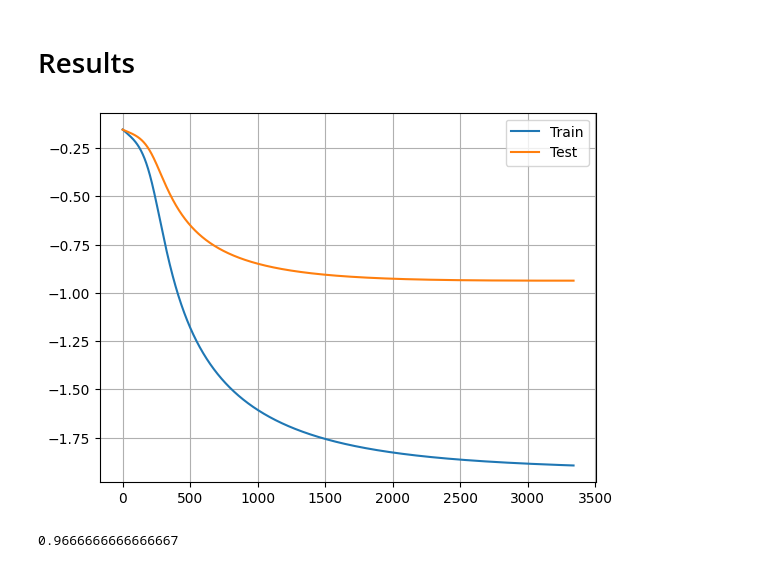
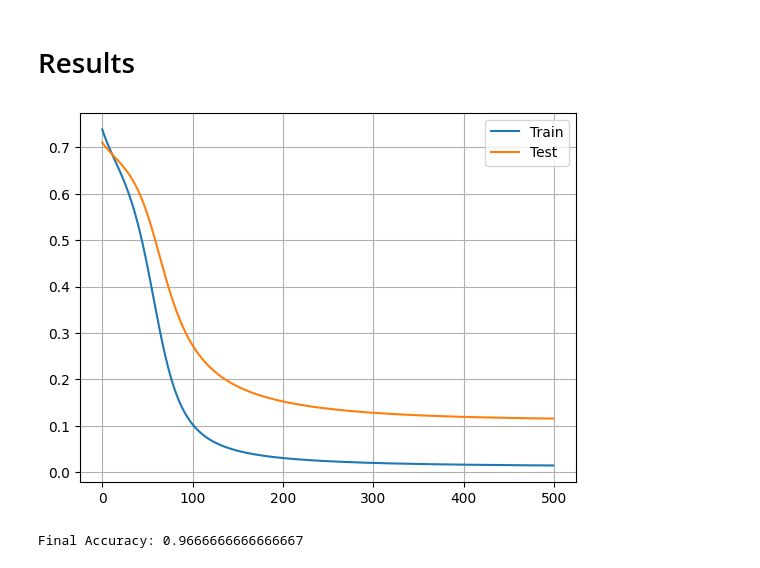
Before and after one commit to Nate-81/GCN_from_scratch, a Jupyter notebook: GNN_from_scratch.ipynb, the cells around one changed output. Saved outputs shown, nothing was run; the diff lists cells and outputs as text; code cells hidden in the pictures.

```diff
--- a/GNN_from_scratch.ipynb
+++ b/GNN_from_scratch.ipynb
@@ -86,20 +90,12 @@ X = np.eye(n_nodes)
 # %%
 class Optimiser:
-    def __init__(self, learning_rate, weight_decay):
+    def __init__(self, learning_rate, weight_decay, train_nodes):
         self.lr = learning_rate
         self.wd = weight_decay
         self.out = None
         self.y_pred = None
         self.y_true = None
         self.out = None
-        self.train_nodes = None
-        self.n_inputs = None
-
-    def update(self, train_nodes=None):
-        if train_nodes is None:
-            self.train_nodes = np.arange(y_pred.shape[0])
-        else:
-            self.train_nodes = train_nodes
-        self.n_inputs = self.train_nodes.shape[0]
+        self.train_nodes = train_nodes
 # %% [markdown]
 # Graph Convolution Network Layer
@@ -237,19 +253,19 @@ class GCNNetwork:
         sm_out = SoftmaxLayer(hidden_sizes[-1], n_outputs, name='sm')
         self.output_layer = sm_out
 
-    def embedding(self, A, X):
+    def embedding(self, A, H):
         # Loop through all GCN layers
-        H = X
+        layer_output = H
         for layer in self.layers:
-            H = layer.forward(A, H)
-        return np.asarray(H)
+            layer_output = layer.forward(A, layer_output)
+        return np.asarray(layer_output)
 
-    def forward(self, A, X):
+    def forward(self, A, H):
         # GCN layers
-        H = self.embedding(A, X)
+        embedding = self.embedding(A, H)
         # Softmax
-        p = self.output_layer.forward(H)
-        return H, np.asarray(p)
+        final_output = self.output_layer.forward(embedding)
+        return embedding, np.asarray(final_output)
 # %% [markdown]
 # Training
 # %%
@@ -265,14 +281,14 @@ np.random.seed(100)
 train_nodes = np.array([0, 1, 32, 33])
 test_nodes = np.array([i for i in range(labels.shape[0]) if i not in train_nodes])
 #Optimiser(learning_rate, weight_decay)
-opt = Optimiser(2e-2, 2.5e-2)
+opt = Optimiser(2e-2, 2.5e-2, train_nodes)
 # %%
 embeddings = []
 accuracy = []
 train_losses = []
 test_losses = []
 
-n_iters = 20000
+n_iters = 500
 loss_min = 1e6
 es_iters = 0
 es_steps = 50
@@ -280,12 +296,11 @@ es_steps = 50
 for iter in range(n_iters):
 
     #Forward Propagation
-    embedding, y_pred = gcn_model.forward(A_hat, X)
+    embedding, y_pred = gcn_model.forward(A_hat, H)
     embeddings.append(embedding)
 
     opt.y_pred = y_pred
     opt.y_true = labels
-    opt.update(train_nodes)
 
     #Back Propagation
     gcn_model.output_layer.backward(opt)
@@ -306,8 +321,7 @@ for iter in range(n_iters):
     train_losses.append(loss_train)
     test_losses.append(loss_test)
 
-    #Checking to see if the model has gone a significant
-    #number of iterations without improving
+    #Checking to see if the model has gone a significant number of iterations without improving
     if loss_test < loss_min:
         loss_min = loss_test
         es_iters = 0
@@ -345,16 +347,16 @@ Early stopping!
 # Results
 # %%
 fig, ax = plt.subplots()
-ax.plot(np.log10(train_losses), label='Train')
-ax.plot(np.log10(test_losses), label='Test')
+ax.plot(train_losses, label='Train')
+ax.plot(test_losses, label='Test')
 ax.legend()
 ax.grid()
 # %% [output]
-[figure, old version]
+[figure, new version]
 # %%
-accuracy[-1]
+print("Final Accuracy:", accuracy[-1])
 # %% [output]
-0.9666666666666667
+Final Accuracy: 0.9666666666666667
 # %%
 fig, ax = plt.subplots()
 _ = ax.plot(accuracy, marker='.')
```
Also changed, not shown: parts of 27 cells of this notebook.
